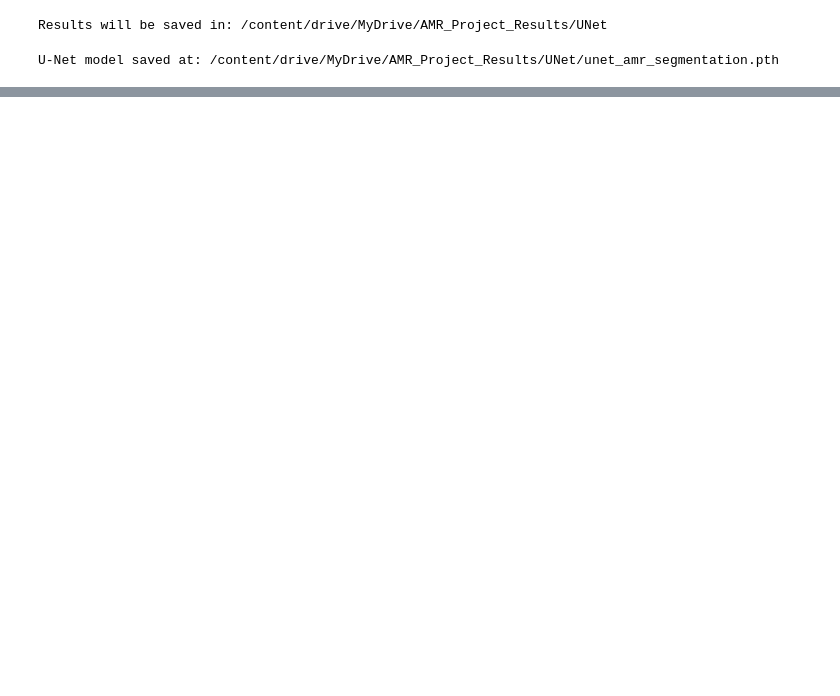
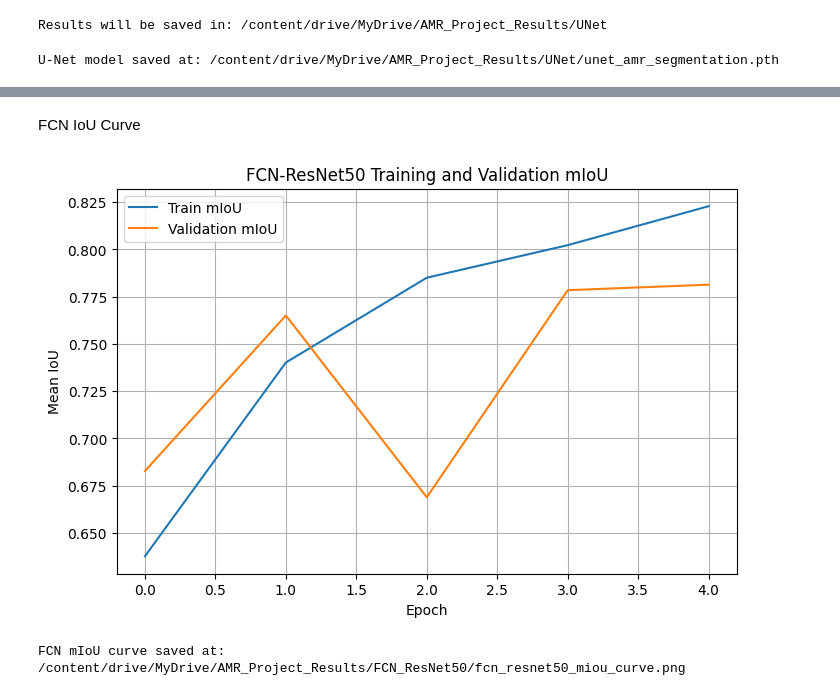
Before and after one commit to alamin35bcs/COCO-2017, a Jupyter notebook: Project_DL_AMR.ipynb, the cells around one changed output, grey strips where cells are left out. Cells and saved outputs as stored; diff of their text form; code cells hidden in the pictures; blank space fills up the shorter version.

```diff
--- a/Project_DL_AMR.ipynb
+++ b/Project_DL_AMR.ipynb
@@ -899,0 +1156,20 @@ Training history saved at: /content/drive/MyDrive/AMR_Project_Results/UNet/unet_
+# %% [markdown]
+FCN IoU Curve
+# %%
+plt.figure(figsize=(8,5))
+plt.plot(fcn_history["train_iou"], label="Train mIoU")
+plt.plot(fcn_history["val_iou"], label="Validation mIoU")
+plt.xlabel("Epoch")
+plt.ylabel("Mean IoU")
+plt.title("FCN-ResNet50 Training and Validation mIoU")
+plt.legend()
+plt.grid(True)
+
+fcn_miou_plot_path = os.path.join(FCN_DIR, "fcn_resnet50_miou_curve.png")
+plt.savefig(fcn_miou_plot_path, dpi=300, bbox_inches="tight")
+plt.show()
+
+print("FCN mIoU curve saved at:", fcn_miou_plot_path)
+# %% [output]
+[figure, added]
+FCN mIoU curve saved at: /content/drive/MyDrive/AMR_Project_Results/FCN_ResNet50/fcn_resnet50_miou_curve.png
```
Also changed, not shown: parts of 27 cells of this notebook.
